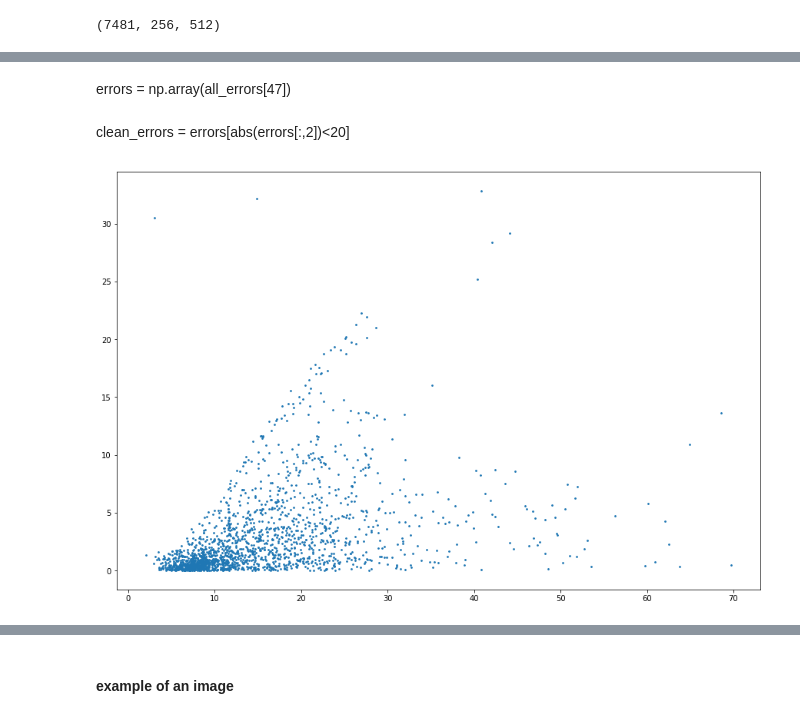
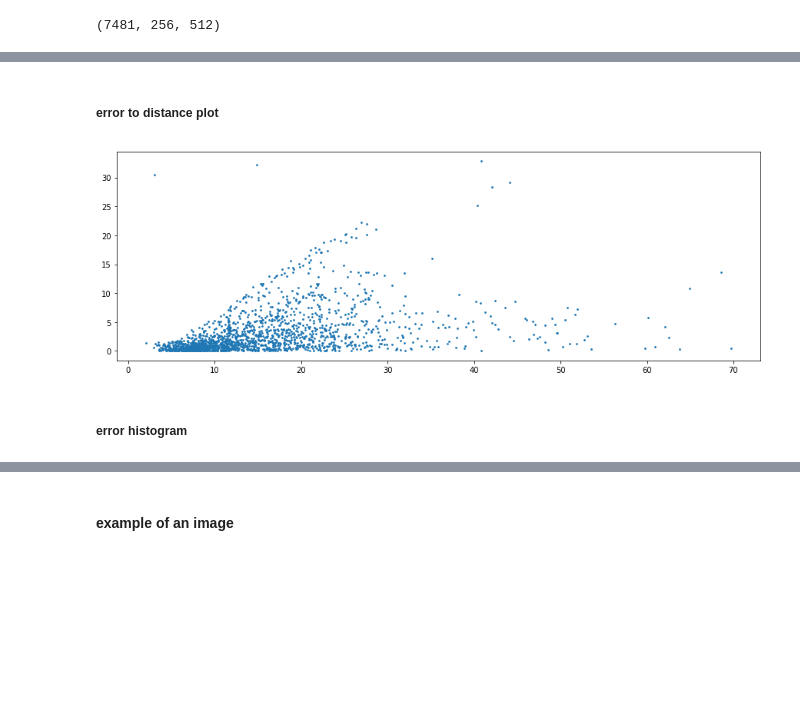
Before and after one commit to Parrotlife/pedestrianDepth-baseline, a Jupyter notebook: MonoDepth-PyTorch/pedestrian_depth_baseline-PIFPAF.ipynb, the cells around one changed output, grey strips where cells are left out. Saved outputs shown, nothing was run; the diff lists cells and outputs as text; code cells hidden in the pictures; blank space fills up the shorter version.

Commit message:
finalizing

```diff
--- a/MonoDepth-PyTorch/pedestrian_depth_baseline-PIFPAF.ipynb
+++ b/MonoDepth-PyTorch/pedestrian_depth_baseline-PIFPAF.ipynb
@@ -59,7 +36,7 @@ labels_names.sort()
 # %%
 val_labels=open("val.txt", "r").read().split('\n')
 # %%
-maskbbox = []
+pifpafbox = []
 for i, label in enumerate(labels_names):
     if label[0:6] in val_labels:
         with open('data/pif_all/'+label) as inputfile:
@@ -78,13 +55,7 @@ for i, label in enumerate(labels_names):
                     new.extend(keyp)
                     new.extend([confidence])
 
-                    maskbbox.append(new)
+                    pifpafbox.append(new)
 
-
-         #   for line in inputfile:
-         #       temp.append(line.strip().split(' '))
-        #for line in temp:
-        #    if line[0]=='Pedestrian':
-        #        maskbbox.append([i, float(line[4]), float(line[5]), float(line[6]), float(line[7]), float(line[-2])])
-print(len(maskbbox))
+print('we have',len(pifpafbox),'pifpaf pedestrians')
 # %% [output]
@@ -114,5 +87,5 @@ print(len(gt))
 # %%
-mask_val_bbox = []
-for i in maskbbox:
+pifpaf_val_bbox = []
+for i in pifpafbox:
     if int(i[0]) in list(map(int, val_labels)):
-        mask_val_bbox.append(i)
+        pifpaf_val_bbox.append(i)
@@ -124,3 +92,5 @@ print(len(maskbbox))
+# %%
+pifpafbox=np.array(pifpaf_val_bbox)
 # %%
 def get_inter_area(r1, r2):
     left = max(r1[0], r2[0])
@@ -137,13 +107,13 @@ gt=np.array(gt)
 all_images = list(set(gt[:,0].astype(int)))
 final_boxes = []
 for i in all_images:
-    if len(gt[gt[:,0]==i])==0 or len(maskbbox[maskbbox[:,0]==i])==0:
+    if len(gt[gt[:,0]==i])==0 or len(pifpafbox[pifpafbox[:,0]==i])==0:
         continue
-    inter_matrix = np.zeros((len(gt[gt[:,0]==i]),len(maskbbox[maskbbox[:,0]==i])))
+    inter_matrix = np.zeros((len(gt[gt[:,0]==i]),len(pifpafbox[pifpafbox[:,0]==i])))
     for l, tbbox in enumerate(gt[gt[:,0]==i]):
-        for k, mbbox in enumerate(maskbbox[maskbbox[:,0]==i]):
+        for k, mbbox in enumerate(pifpafbox[pifpafbox[:,0]==i]):
             inter_matrix[l,k]=get_inter_area(tbbox[1:5], mbbox[1:])/get_union_area(tbbox[1:5], mbbox[1:])
     for l in range(len(inter_matrix)):
         if inter_matrix[l][np.argmax(inter_matrix[l])]>0.3:
-            final_boxes.append(np.append(maskbbox[maskbbox[:,0]==i][np.argmax(inter_matrix[l])],gt[gt[:,0]==i][l,-1]))
+            final_boxes.append(np.append(pifpafbox[pifpafbox[:,0]==i][np.argmax(inter_matrix[l])],gt[gt[:,0]==i][l,-1]))
             inter_matrix[:,np.argmax(inter_matrix[l])] = 0
@@ -227,10 +186,11 @@ average error in m:  2.83473987891
-# %% [markdown]
-errors = np.array(all_errors[47])
-# %% [markdown]
-clean_errors = errors[abs(errors[:,2])<20]
+# %% [markdown]
+##### error to distance plot
 # %%
+plt.subplots(figsize=(15, 5))
 plt.scatter(errors[:,0],abs(errors[:,2]),s=3)
 plt.show()
 # %% [output]
-[figure, old version]
+[figure, new version]
+# %% [markdown]
+##### error histogram
 # %%
```
Also changed, not shown: parts of 42 cells of this notebook, 3 other files.
